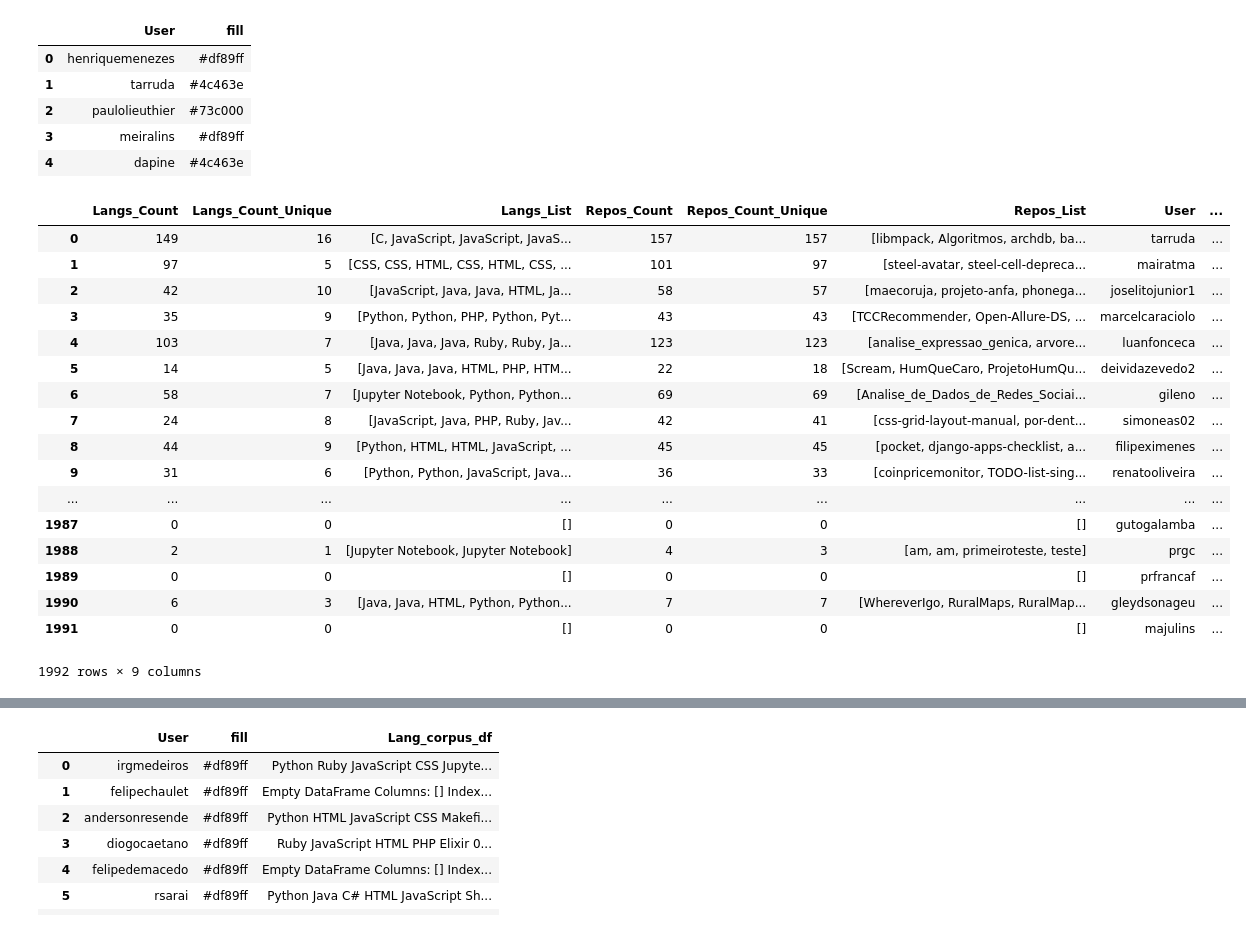
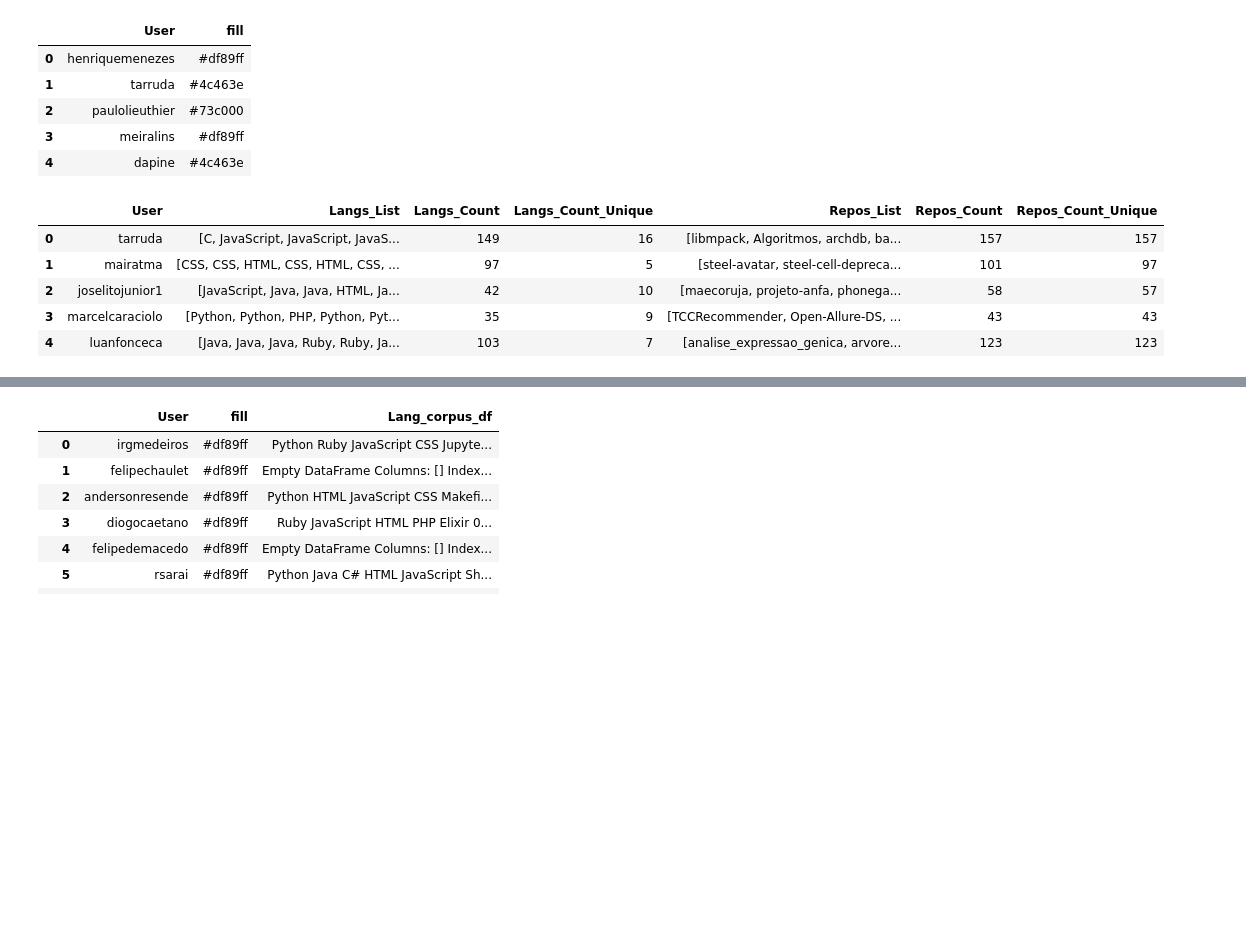
Before and after one commit to karlafalcao/githubnetvis, a Jupyter notebook: notebooks/github_langs_ranking.ipynb, the cells around one changed output, grey strips where cells are left out. Cells and saved outputs as stored; diff of their text form; code cells hidden in the pictures; blank space fills up the shorter version.

```diff
--- a/notebooks/github_langs_ranking.ipynb
+++ b/notebooks/github_langs_ranking.ipynb
@@ -43,5 +55,5 @@ from gensim.similarities import MatrixSimilarity, SparseMatrixSimilarity, SoftCo
 # %%
-users_repositories = pd.read_csv('../data/users__repositories.csv', dtype=str, na_values=[""])
+users_repositories = pd.read_csv('../data/recife/users__repositories.csv', dtype=str, na_values=[""])
 users_repositories.head()
 # %% [output]
 |  | User | Repo_Member | mRepo_Language | Repo_Owner | oRepo_Language |
@@ -271,6 +296,6 @@ print(repo_terms)
 # %%
 #  building dictionary based on languages dataset
-dictionary = Dictionary(languages)
-print("Number of unique words: %d" % len(dictionary))
-print(dictionary)
+langs_dictionary = Dictionary(languages)
+print("Number of unique words: %d" % len(langs_dictionary))
+print(langs_dictionary)
 # %% [output]
@@ -279,5 +304,8 @@ Dictionary(100 unique tokens: ['C', 'C++', 'CMake', 'CoffeeScript', 'HTML']...)
 # %%
 # Com o dicionario de tokens é possivel criar um dataframe com os valores do tf-idf de linguagens pra cada usuario
-lang_terms = dictionary.token2id
-print(lang_terms)
+lang_terms_dict = langs_dictionary.token2id
+
+lang_terms_pairs = [(k, v) for (k, v) in lang_terms_dict.items()]
+
+print(lang_terms_pairs[:20])
 # %% [output]
@@ -311,6 +341,5 @@ tfidf
 # %%
-
-lang_terms_list = list(lang_terms)
+lang_terms_list = list(lang_terms_dict)
 lang_terms_list[:10]
 # %% [output]
 ['C',
@@ -523,26 +564,14 @@ communities.head()
 | 3 | meiralins | #df89ff |
 | 4 | dapine | #4c463e |
 # %%
-repo_langs_df
+repo_langs_df.head()
 # %% [output]
-|  | Langs_Count | Langs_Count_Unique | Langs_List | Repos_Count | Repos_Count_Unique | Repos_List | User | ... |
-| 0 | 149 | 16 | [C, JavaScript, JavaScript, JavaS... | 157 | 157 | [libmpack, Algoritmos, archdb, ba... | tarruda | ... |
-| 1 | 97 | 5 | [CSS, CSS, HTML, CSS, HTML, CSS, ... | 101 | 97 | [steel-avatar, steel-cell-depreca... | mairatma | ... |
-| 2 | 42 | 10 | [JavaScript, Java, Java, HTML, Ja... | 58 | 57 | [maecoruja, projeto-anfa, phonega... | joselitojunior1 | ... |
-| 3 | 35 | 9 | [Python, Python, PHP, Python, Pyt... | 43 | 43 | [TCCRecommender, Open-Allure-DS, ... | marcelcaraciolo | ... |
-| 4 | 103 | 7 | [Java, Java, Java, Ruby, Ruby, Ja... | 123 | 123 | [analise_expressao_genica, arvore... | luanfonceca | ... |
-| 5 | 14 | 5 | [Java, Java, Java, HTML, PHP, HTM... | 22 | 18 | [Scream, HumQueCaro, ProjetoHumQu... | deividazevedo2 | ... |
-| 6 | 58 | 7 | [Jupyter Notebook, Python, Python... | 69 | 69 | [Analise_de_Dados_de_Redes_Sociai... | gileno | ... |
-| 7 | 24 | 8 | [JavaScript, Java, PHP, Ruby, Jav... | 42 | 41 | [css-grid-layout-manual, por-dent... | simoneas02 | ... |
-| 8 | 44 | 9 | [Python, HTML, HTML, JavaScript, ... | 45 | 45 | [pocket, django-apps-checklist, a... | filipeximenes | ... |
-| 9 | 31 | 6 | [Python, Python, JavaScript, Java... | 36 | 33 | [coinpricemonitor, TODO-list-sing... | renatooliveira | ... |
-| ... | ... | ... | ... | ... | ... | ... | ... | ... |
-| 1987 | 0 | 0 | [] | 0 | 0 | [] | gutogalamba | ... |
-| 1988 | 2 | 1 | [Jupyter Notebook, Jupyter Notebook] | 4 | 3 | [am, am, primeiroteste, teste] | prgc | ... |
-| 1989 | 0 | 0 | [] | 0 | 0 | [] | prfrancaf | ... |
-| 1990 | 6 | 3 | [Java, Java, HTML, Python, Python... | 7 | 7 | [WhereverIgo, RuralMaps, RuralMap... | gleydsonageu | ... |
-| 1991 | 0 | 0 | [] | 0 | 0 | [] | majulins | ... |
+|  | User | Langs_List | Langs_Count | Langs_Count_Unique | Repos_List | Repos_Count | Repos_Count_Unique |
+| 0 | tarruda | [C, JavaScript, JavaScript, JavaS... | 149 | 16 | [libmpack, Algoritmos, archdb, ba... | 157 | 157 |
+| 1 | mairatma | [CSS, CSS, HTML, CSS, HTML, CSS, ... | 97 | 5 | [steel-avatar, steel-cell-depreca... | 101 | 97 |
+| 2 | joselitojunior1 | [JavaScript, Java, Java, HTML, Ja... | 42 | 10 | [maecoruja, projeto-anfa, phonega... | 58 | 57 |
+| 3 | marcelcaraciolo | [Python, Python, PHP, Python, Pyt... | 35 | 9 | [TCCRecommender, Open-Allure-DS, ... | 43 | 43 |
+| 4 | luanfonceca | [Java, Java, Java, Ruby, Ruby, Ja... | 103 | 7 | [analise_expressao_genica, arvore... | 123 | 123 |
-1992 rows × 9 columns
 # %%
 merged_data = communities.merge(right=repo_langs_df, on='User')
 # %%
```
Also changed, not shown: parts of 42 cells of this notebook, 6 other files.
